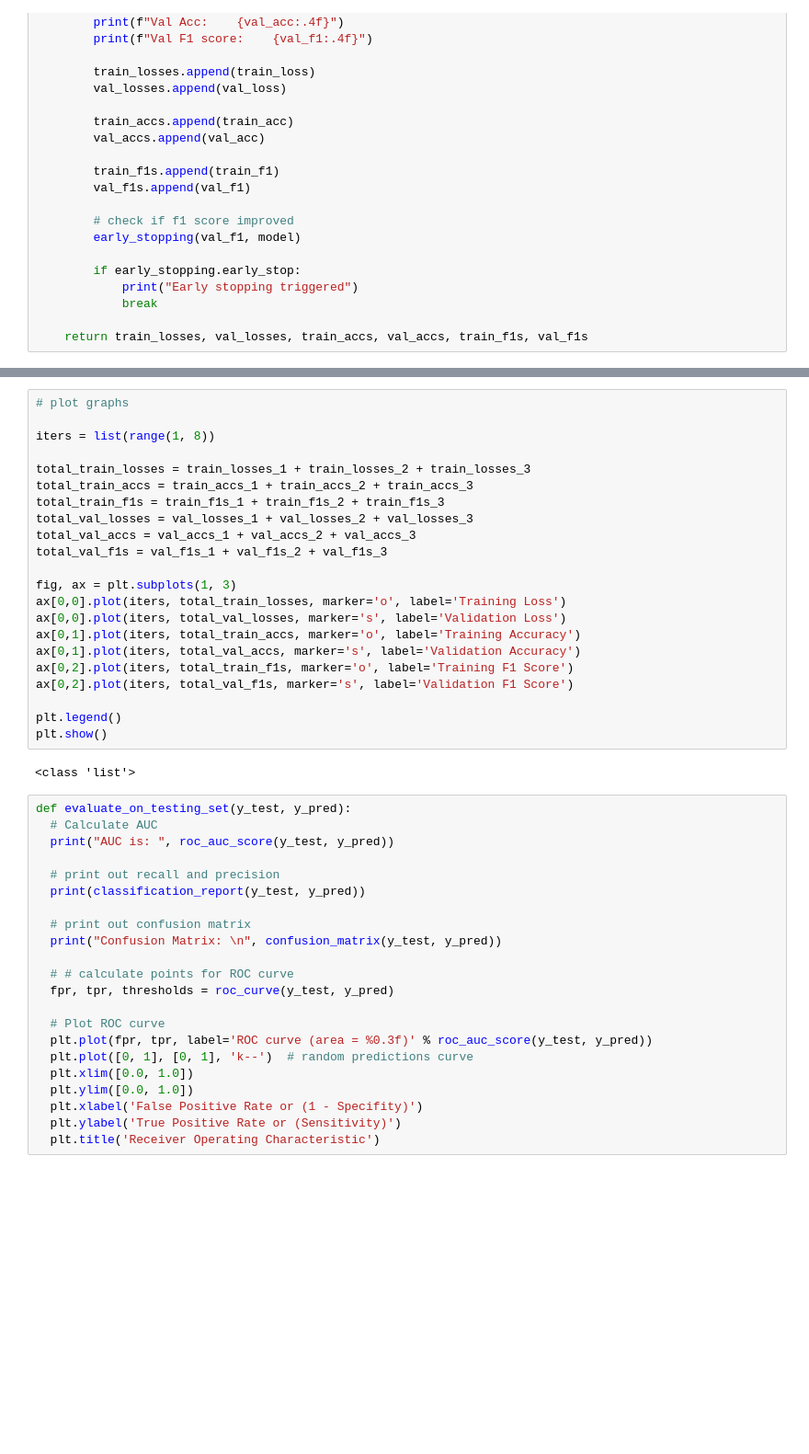
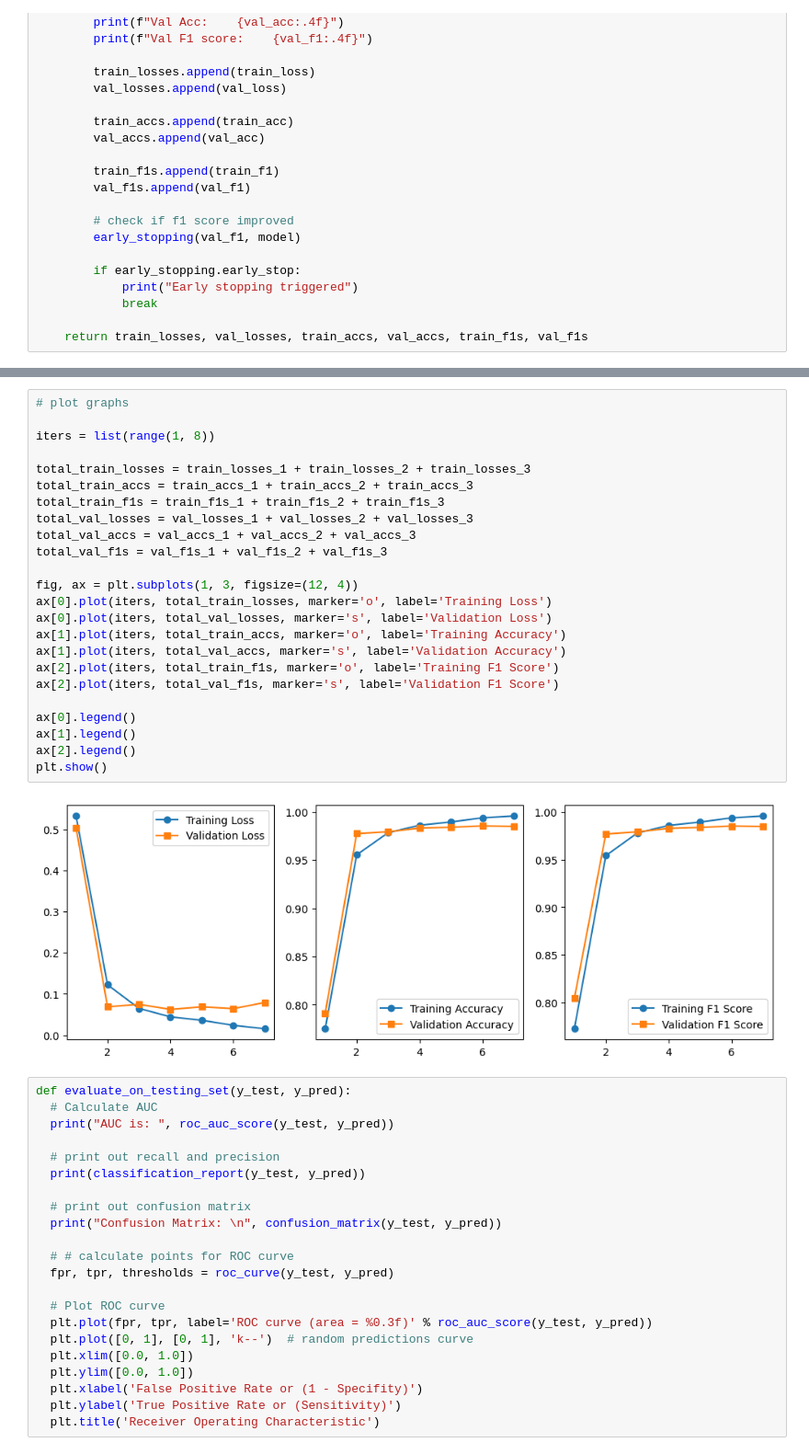
Before and after one commit to Yc1007942/cds_project, a Jupyter notebook: notebooks/model.ipynb, the cells around one changed output, grey strips where cells are left out. Shown at 92% size. Cells and saved outputs as stored; diff of their text form; blank space fills up the shorter version.

Commit message:
fixed graph code

```diff
--- a/notebooks/model.ipynb
+++ b/notebooks/model.ipynb
@@ -428,27 +462,29 @@ Epoch 3/3
 # %%
 # plot graphs
 
 iters = list(range(1, 8))
 
 total_train_losses = train_losses_1 + train_losses_2 + train_losses_3
 total_train_accs = train_accs_1 + train_accs_2 + train_accs_3
 total_train_f1s = train_f1s_1 + train_f1s_2 + train_f1s_3
 total_val_losses = val_losses_1 + val_losses_2 + val_losses_3
 total_val_accs = val_accs_1 + val_accs_2 + val_accs_3
 total_val_f1s = val_f1s_1 + val_f1s_2 + val_f1s_3
 
-fig, ax = plt.subplots(1, 3)
-ax[0,0].plot(iters, total_train_losses, marker='o', label='Training Loss')
-ax[0,0].plot(iters, total_val_losses, marker='s', label='Validation Loss')
-ax[0,1].plot(iters, total_train_accs, marker='o', label='Training Accuracy')
-ax[0,1].plot(iters, total_val_accs, marker='s', label='Validation Accuracy')
-ax[0,2].plot(iters, total_train_f1s, marker='o', label='Training F1 Score')
-ax[0,2].plot(iters, total_val_f1s, marker='s', label='Validation F1 Score')
+fig, ax = plt.subplots(1, 3, figsize=(12, 4))
+ax[0].plot(iters, total_train_losses, marker='o', label='Training Loss')
+ax[0].plot(iters, total_val_losses, marker='s', label='Validation Loss')
+ax[1].plot(iters, total_train_accs, marker='o', label='Training Accuracy')
+ax[1].plot(iters, total_val_accs, marker='s', label='Validation Accuracy')
+ax[2].plot(iters, total_train_f1s, marker='o', label='Training F1 Score')
+ax[2].plot(iters, total_val_f1s, marker='s', label='Validation F1 Score')
 
-plt.legend()
+ax[0].legend()
+ax[1].legend()
+ax[2].legend()
 plt.show()
 # %% [output]
-<class 'list'>
+[figure, added]
 # %%
 def evaluate_on_testing_set(y_test, y_pred):
   # Calculate AUC
```
Also changed, not shown: parts of 1 cell of this notebook.
